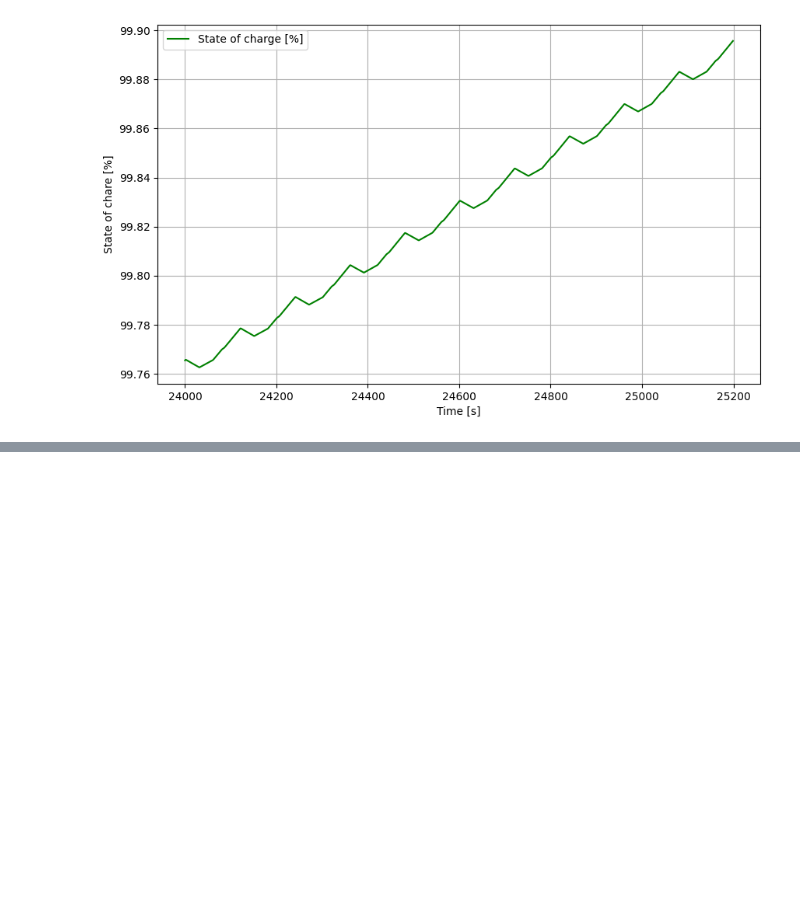
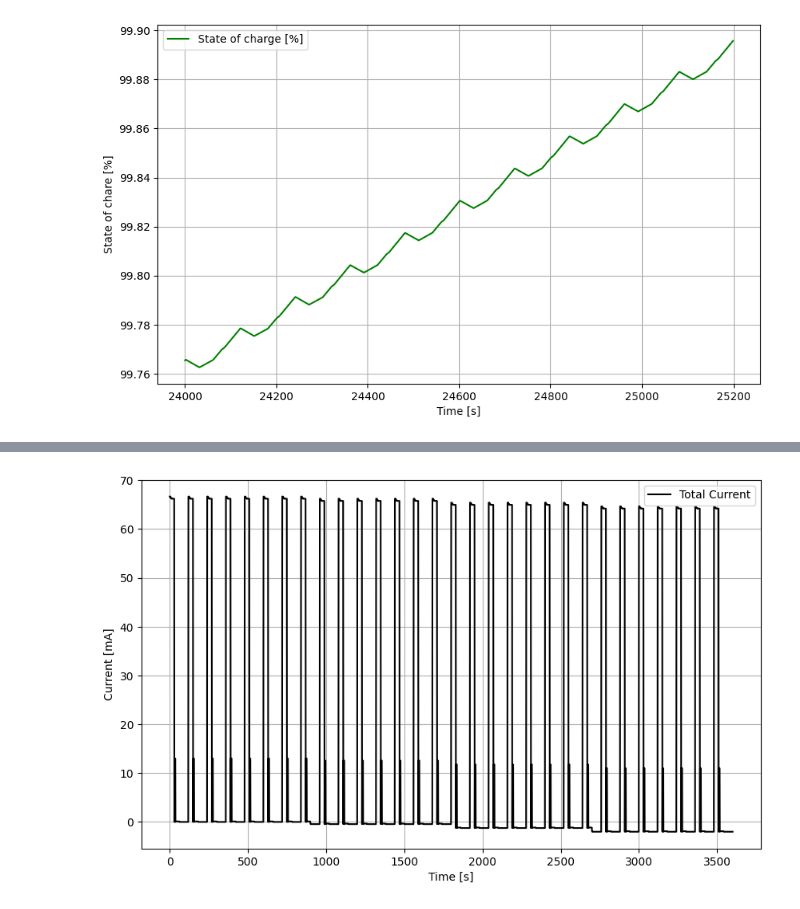
Before and after one commit to akhre/EnergyManagementForIoT, a Jupyter notebook: LAB03/lab3.ipynb, the cells around one changed output, grey strips where cells are left out. Saved outputs shown, nothing was run; the diff lists cells and outputs as text; code cells hidden in the pictures; blank space fills up the shorter version.

```diff
--- a/LAB03/lab3.ipynb
+++ b/LAB03/lab3.ipynb
@@ -802,0 +809,85 @@ Total power consumed by loads: [159.0897 159.0897 159.0897 ...  59.4297  59.4297
+# %%
+# From the sim_trace.txt file obtained from the simulator, we can plot the information about the power over time:
+import numpy as np
+import matplotlib.pyplot as plt
+
+header = ['time', 'soc', 'i_tot', 'i_mcu', 'i_rf', 'i_pv', 'v_pv', 'real_i_pv', 'i_batt', 'v_batt', 'i_air_quality_sensor', 'i_methane_sensor', 'i_temperature_sensor', 'i_mic_click_sensor']
+
+header_dict = {index: value for index, value in enumerate(header)}
+print(f"header indexes: {header_dict}")
+
+# Read data from the file
+data = np.loadtxt('sim_trace_2pv_series.txt', delimiter=' ', skiprows=1)    # Sequential execution, custom scheduling
+
+# Save data in different arrays based on the header variable
+time = data[:, header.index('time')]
+soc = data[:, header.index('soc')]
+i_tot = data[:, header.index('i_tot')]
+i_mcu = data[:, header.index('i_mcu')]
+i_rf = data[:, header.index('i_rf')]
+i_pv = data[:, header.index('i_pv')]
+v_pv = data[:, header.index('v_pv')]
+real_i_pv = data[:, header.index('real_i_pv')]
+i_batt = data[:, header.index('i_batt')]
+v_batt = data[:, header.index('v_batt')]
+i_air_quality_sensor = data[:, header.index('i_air_quality_sensor')]
+i_methane_sensor = data[:, header.index('i_methane_sensor')]
+i_temperature_sensor = data[:, header.index('i_temperature_sensor')]
+i_mic_click_sensor = data[:, header.index('i_mic_click_sensor')]
+
+
+P_mcu = 3.3 * i_mcu   # The power used by the MCU [W]
+P_rf = 3.3 * i_rf   # The power used by the RF module [W]
+P_temperature_sensor = 3.3 * i_temperature_sensor   # The power used by the temperature sensor [W]
+P_air_quality_sensor = 3.3 * i_air_quality_sensor   # The power used by the air quality sensor [W]
+P_methane_sensor = 3.3 * i_methane_sensor   # The power used by the methane sensor [W]
+P_mic_click_sensor = 3.3 * i_mic_click_sensor   # The power used by the mic click sensor [W]
+
+# Total power consumed by loads:
+P_total = P_mcu + P_rf + P_temperature_sensor + P_air_quality_sensor + P_methane_sensor + P_mic_click_sensor
+print(f"Total power consumed by loads: {P_total}")
+
+# The power generated by the PV panel is
+P_pv = v_pv * real_i_pv
+
+P_batt = v_batt * i_tot
+
+T = 120 # seconds
+# Plot the total current requested or generated by the battery over time
+plt.figure(figsize=(10, 6))
+plt.plot(time[:30*T], i_tot[:30*T], label='Total Current', color='black') # Plot only the first T = 120 seconds
+
+plt.xlabel('Time [s]')
+plt.ylabel('Current [mA]')
+plt.legend()
+plt.grid(True)
+plt.show()
+
+
+# Plot the power used by sensors over time
+plt.figure(figsize=(10, 6))
+
+start_T = T * 100
+end_T = T * 210
+plt.plot(time[start_T:end_T], P_pv[start_T:end_T], label='Power generated by PV Panel', color='blue')
+# plt.plot(time[start_T:], P_pv[start_T:], label='Power generated by PV Panel', color='blue')
+plt.plot(time[start_T:end_T], P_batt[start_T:end_T], label='Power delivered by/to the battery', color='red')
+# plt.plot(time[start_T:], P_batt[start_T:], label='Power delivered by/to the battery', color='red')
+
+
+plt.xlabel('Time [s]')
+plt.ylabel('Power [W]')
+plt.legend()
+plt.grid(True)
+plt.show()
+
+plt.figure(figsize=(10, 6))
+# Normalize the state of charge to a percentage scale
+soc_percentage = soc * 100
+plt.plot(time[start_T:end_T], soc_percentage[start_T:end_T], label='State of charge [%]', color='green')
+plt.xlabel('Time [s]')
+plt.ylabel('State of chare [%]')
+plt.legend()
+plt.grid(True)
+plt.show()
+# %% [output]
@@ -802,0 +897 @@ Total power consumed by loads: [159.0897 159.0897 159.0897 ...  59.4297  59.4297
+[figure, added]
```
Also changed, not shown: parts of 7 cells of this notebook, 3 other files.
